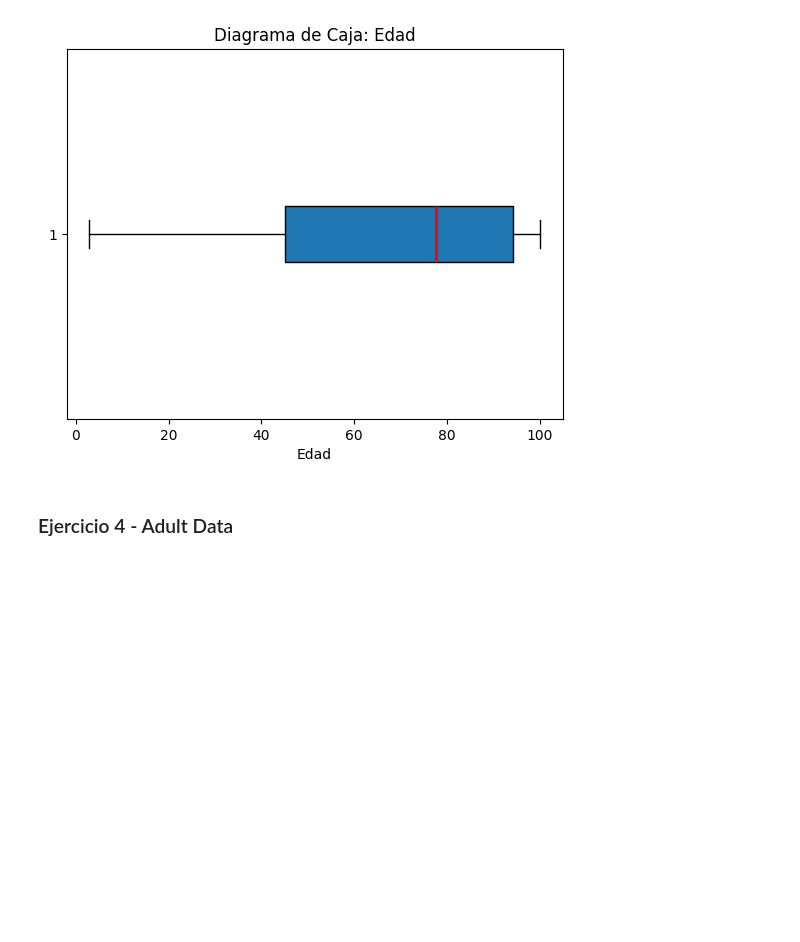
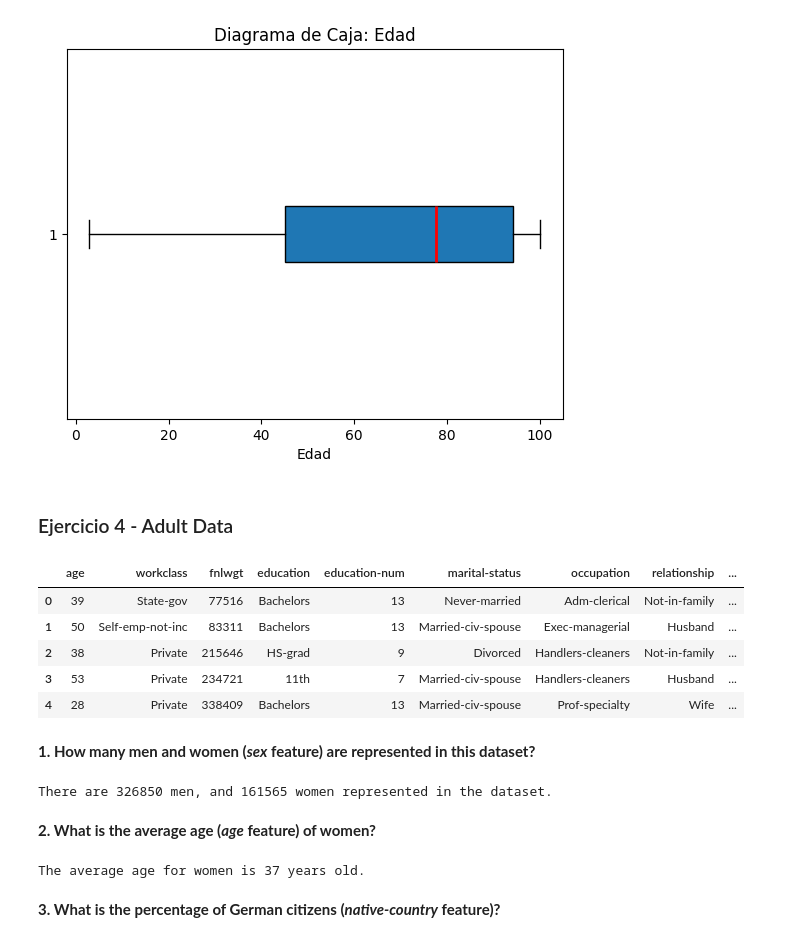
Before and after one commit to A01286211/M1-Act5-SZD, a Jupyter notebook: M1_Actividad_5_Programación_en_Python_Librerías_Numpy_Matplotlib_Pandas.ipynb, the cells around one changed output. Drawn from its saved outputs; the diff is of its cells as text; code cells hidden in the pictures; blank space fills up the shorter version.

```diff
--- a/M1_Actividad_5_Programación_en_Python_Librerías_Numpy_Matplotlib_Pandas.ipynb
+++ b/M1_Actividad_5_Programación_en_Python_Librerías_Numpy_Matplotlib_Pandas.ipynb
@@ -393,3 +393,41 @@ Text(0.5, 0, 'Edad')
 [figure]
 # %% [markdown]
 ### Ejercicio 4 - Adult Data
+# %%
+pd.set_option('display.max.columns', 100)
+# to draw pictures in jupyter notebook
+%matplotlib inline
+import seaborn as sns
+# we don't like warnings
+# you can comment the following 2 lines if you'd like to
+import warnings
+warnings.filterwarnings('ignore')
+# %%
+dataA = pd.read_csv('/content/adult.data.csv')
+data.head()
+# %% [output]
+|  | age | workclass | fnlwgt | education | education-num | marital-status | occupation | relationship | ... |
+| 0 | 39 | State-gov | 77516 | Bachelors | 13 | Never-married | Adm-clerical | Not-in-family | ... |
+| 1 | 50 | Self-emp-not-inc | 83311 | Bachelors | 13 | Married-civ-spouse | Exec-managerial | Husband | ... |
+| 2 | 38 | Private | 215646 | HS-grad | 9 | Divorced | Handlers-cleaners | Not-in-family | ... |
+| 3 | 53 | Private | 234721 | 11th | 7 | Married-civ-spouse | Handlers-cleaners | Husband | ... |
+| 4 | 28 | Private | 338409 | Bachelors | 13 | Married-civ-spouse | Prof-specialty | Wife | ... |
+# %% [markdown]
+**1. How many men and women (*sex* feature) are represented in this dataset?**
+# %%
+men = dataA.loc[dataA['sex'] == 'Male'].size
+women = dataA.loc[dataA['sex'] == 'Female'].size
+
+print(f'There are {men} men, and {women} women represented in the dataset.')
+# %% [output]
+There are 326850 men, and 161565 women represented in the dataset.
+# %% [markdown]
+**2. What is the average age (*age* feature) of women?**
+# %%
+womanAge = dataA.loc[dataA['sex'] == 'Female'].age
+avgWomAge = womanAge.mean()
+print(f'The average age for women is {round(avgWomAge)} years old.')
+# %% [output]
+The average age for women is 37 years old.
+# %% [markdown]
+**3. What is the percentage of German citizens (*native-country* feature)?**
```
Also changed, not shown: parts of 15 cells of this notebook.
